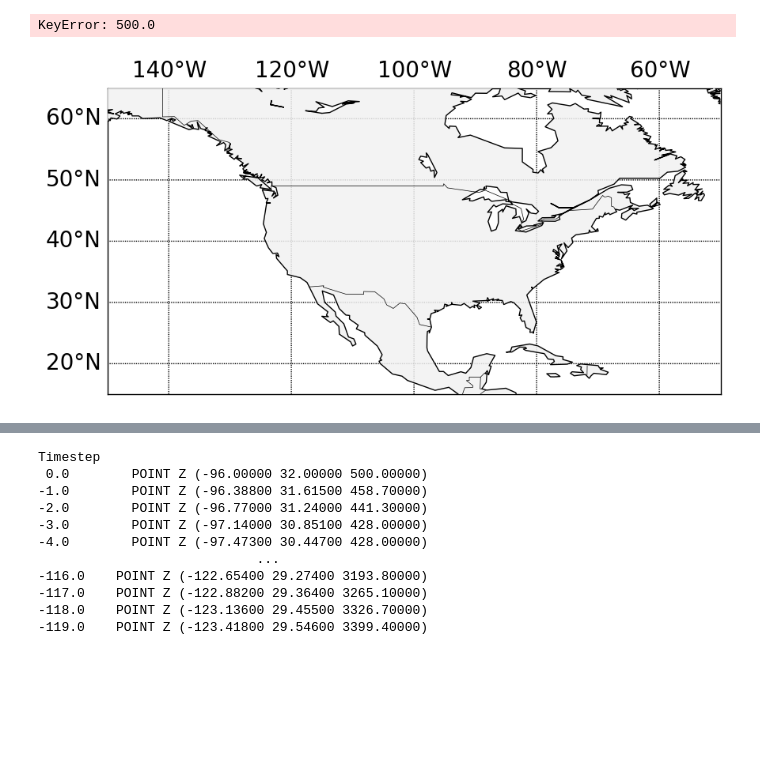
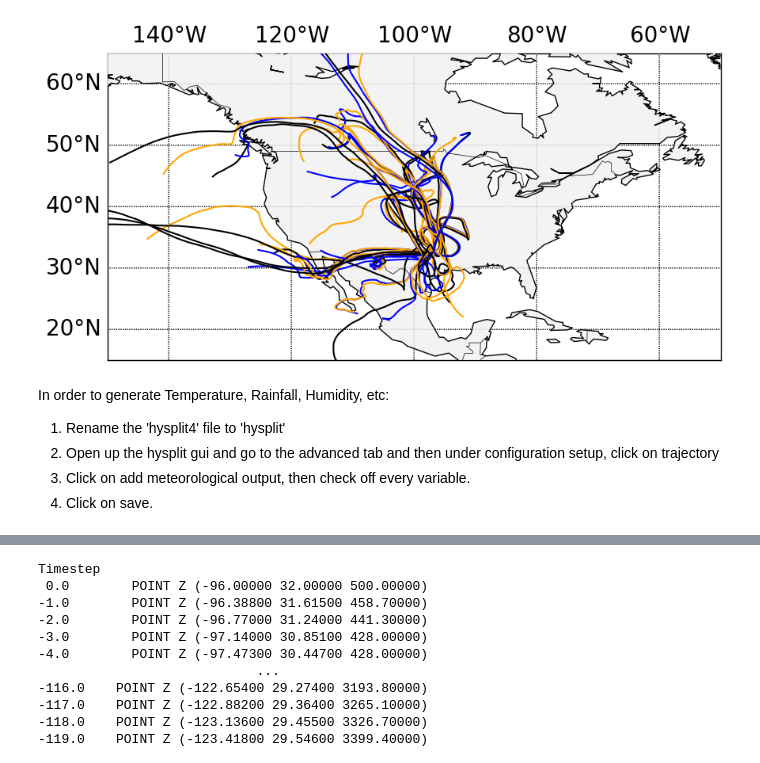
Before and after one commit to mi3nts/MintsHysplit, a Jupyter notebook: hysplit_plot.ipynb, the cells around one changed output, grey strips where cells are left out. Cells and saved outputs as stored; diff of their text form; code cells hidden in the pictures; blank space fills up the shorter version.

```diff
--- a/hysplit_plot.ipynb
+++ b/hysplit_plot.ipynb
@@ -32,7 +32,7 @@ For this example we'll initialize only the January trajectories created in
 """
 import pysplit
 
-trajgroup = pysplit.make_trajectorygroup(r'D:/UTD/UTDSummer2023/test_hysplit/traj/*jan*')
+trajgroup = pysplit.make_trajectorygroup(r'C:/Users/sethl/OneDrive/Desktop/data/storage/*jan*')
 
 """
 Basemaps and MapDesign
@@ -56,38 +56,36 @@ bmap_params = pysplit.MapDesign(mapcorners, standard_pm)
 
 """
 Once the ``MapDesign`` is initialized it can be used to draw a map:
 
 """
 bmap = bmap_params.make_basemap()
 
 """
 Plotting ``Trajectory`` Paths
 -----------------------------
 For this example, we will color-code by initialization (t=0) altitude,
 (500, 1000, or 1500 m), which can be accessed via ``Trajectory.data.geometry``,
  a ``GeoSeries`` of Shapely ``Point`` objects.
 
 We can store the trajectory color in ``Trajectory.trajcolor`` for convenience.
 
 """
-color_dict = {10 : 'blue',
-              15 : 'orange',
-              20 : 'black'}
+color_dict = {130 : 'blue',
+              135 : 'orange',
+              133 : 'black'}
 
 for traj in trajgroup:
     altitude0 = traj.data.geometry.apply(lambda p: p.z)[0]
-    print(altitude0)
-    #traj.trajcolor = color_dict[altitude0]
+    traj.trajcolor = color_dict[altitude0]
 
 """
 For display purposes, let's plot only every fifth ``Trajectory``.  The lats,
 lons are obtained by unpacking the ``Trajectory.Path``
 (Shapely ``LineString``) xy coordinates.
 
 """
 for traj in trajgroup[::5]:
      bmap.plot(*traj.path.xy, c=traj.trajcolor, latlon=True, zorder=20)
 # %% [output]
-KeyError: 500.0
-[figure, old version]
+[figure, new version]
 # %%
@@ -95,2 +93,8 @@ for traj in trajgroup[::5]:
     df = pd.DataFrame(traj.data)
+# %% [markdown]
+In order to generate Temperature, Rainfall, Humidity, etc:
+1. Rename the 'hysplit4' file to 'hysplit'
+2. Open up the hysplit gui and go to the advanced tab and then under configuration setup, click on trajectory
+3. Click on add meteorological output, then check off every variable.
+4. Click on save.
 # %%
```
Also changed, not shown: parts of 5 cells of this notebook, 1 other file.
